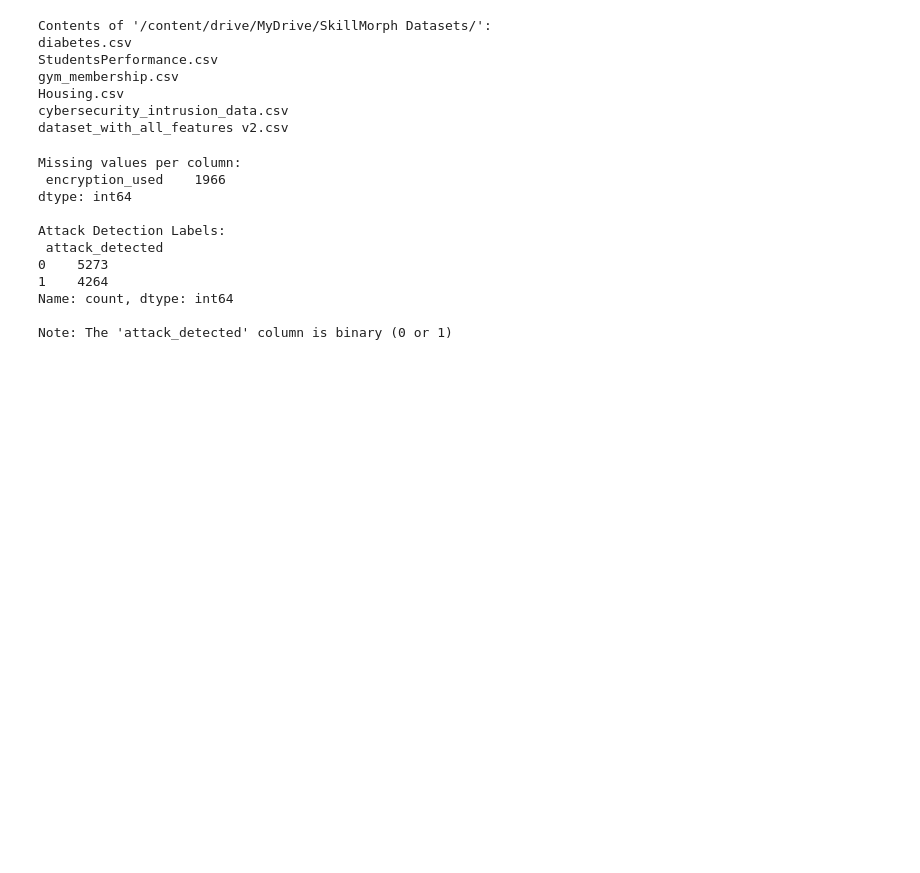
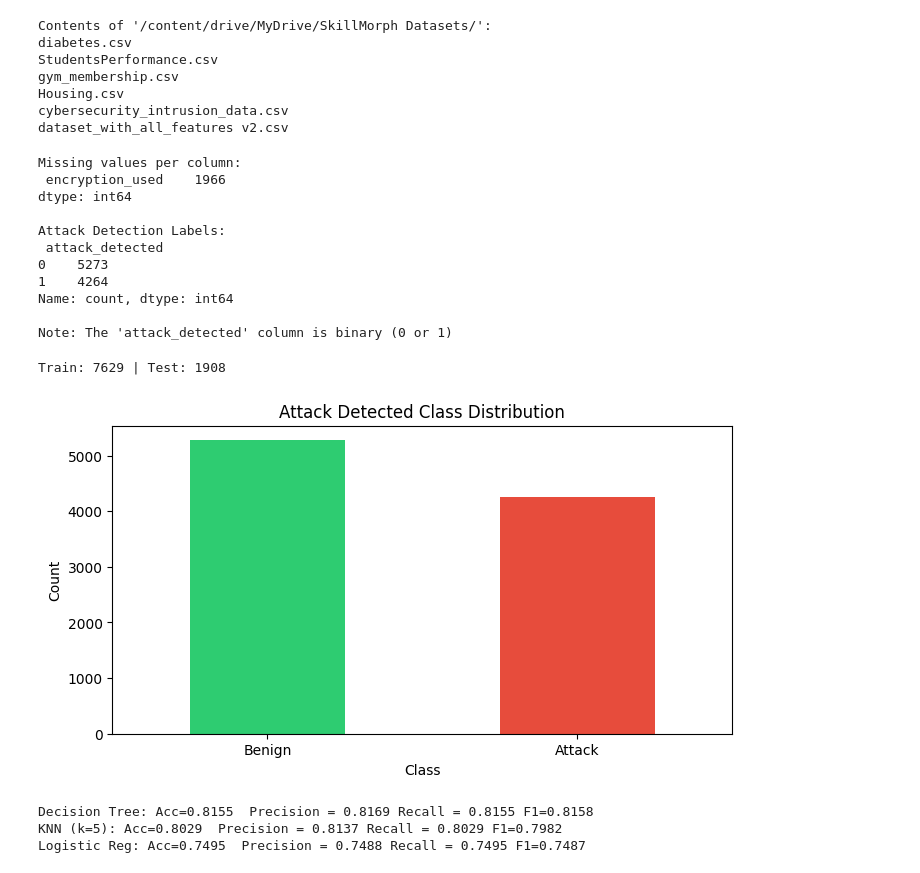
Before and after one commit to sabbirpuspo/LearningforMe, a Jupyter notebook: Cybersecurity_Intrusion_Detection_Assignment.ipynb, the cells around one changed output. Cells and saved outputs as stored; diff of their text form; code cells hidden in the pictures; blank space fills up the shorter version.

```diff
--- a/Cybersecurity_Intrusion_Detection_Assignment.ipynb
+++ b/Cybersecurity_Intrusion_Detection_Assignment.ipynb
@@ -59,3 +59,68 @@ Attack Detection Labels:
 Name: count, dtype: int64
 
 Note: The 'attack_detected' column is binary (0 or 1)
+# %%
+# Handle missing values
+df.fillna(df.median(numeric_only=True), inplace=True)
+
+# Drop session_id as it's an identifier and not a feature for scaling
+df_processed = df.drop(columns=['session_id'])
+
+# Separate features (X) and target (y)
+X = df_processed.drop(columns=['attack_detected'])
+y = df_processed['attack_detected']
+
+# Identify categorical columns for one-hot encoding
+categorical_cols = X.select_dtypes(include=['object']).columns
+X = pd.get_dummies(X, columns=categorical_cols, drop_first=True)
+
+# Scale the features
+X_scaled = StandardScaler().fit_transform(X)
+
+X_train, X_test, y_train, y_test = train_test_split(X_scaled, y, test_size=0.2, random_state=20,stratify=y)
+print(f"Train: {X_train.shape[0]} | Test: {X_test.shape[0]}")
+# %% [output]
+Train: 7629 | Test: 1908
+# %%
+labels = ['Benign', 'Attack'] # Changed to reflect binary target
+
+counts = df['attack_detected'].value_counts().sort_index() # Changed 'label' to 'attack_detected'
+
+fig, ax = plt.subplots(figsize=(8, 4))
+
+counts.plot.bar(
+    ax=ax,
+    color=['#2ecc71', '#e74c3c'] # Adjusted colors for two classes
+)
+
+ax.set_xticklabels(labels, rotation=0)
+ax.set_title('Attack Detected Class Distribution') # Updated title
+ax.set_xlabel('Class')
+ax.set_ylabel('Count')
+
+plt.show()
+# %% [output]
+[figure, added]
+# %%
+models = {
+    'Decision Tree': DecisionTreeClassifier(random_state=20),
+    'KNN (k=5)':     KNeighborsClassifier(n_neighbors=5),
+    'Logistic Reg':  LogisticRegression(max_iter=1000, random_state=20)
+}
+results, predictions = {}, {}
+
+for name, m in models.items():
+    m.fit(X_train, y_train)
+    yp = m.predict(X_test)
+    predictions[name] = yp
+    results[name] = {
+        'Accuracy':  accuracy_score(y_test, yp),
+        'Precision': precision_score(y_test, yp, average='weighted'),
+        'Recall':    recall_score(y_test, yp, average='weighted'),
+        'F1-Score':  f1_score(y_test, yp, average='weighted')
+    }
+    print(f"{name}: Acc={results[name]['Accuracy']:.4f}  Precision = {results[name]['Precision']:.4f} Recall = {results[name]['Recall']:.4f} F1={results[name]['F1-Score']:.4f}")
+# %% [output]
+Decision Tree: Acc=0.8155  Precision = 0.8169 Recall = 0.8155 F1=0.8158
+KNN (k=5): Acc=0.8029  Precision = 0.8137 Recall = 0.8029 F1=0.7982
+Logistic Reg: Acc=0.7495  Precision = 0.7488 Recall = 0.7495 F1=0.7487
```
Also changed, not shown: parts of 4 cells of this notebook.
